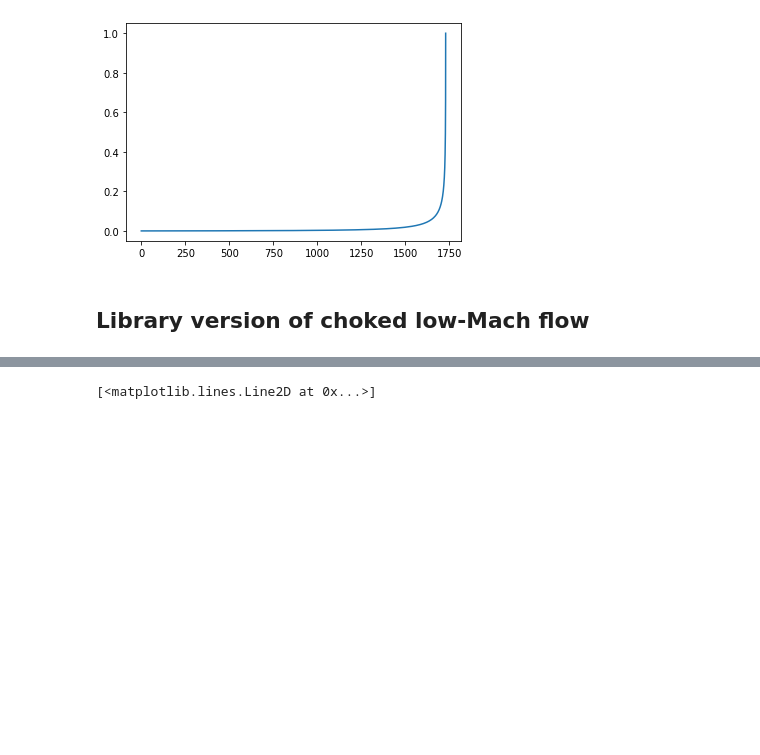
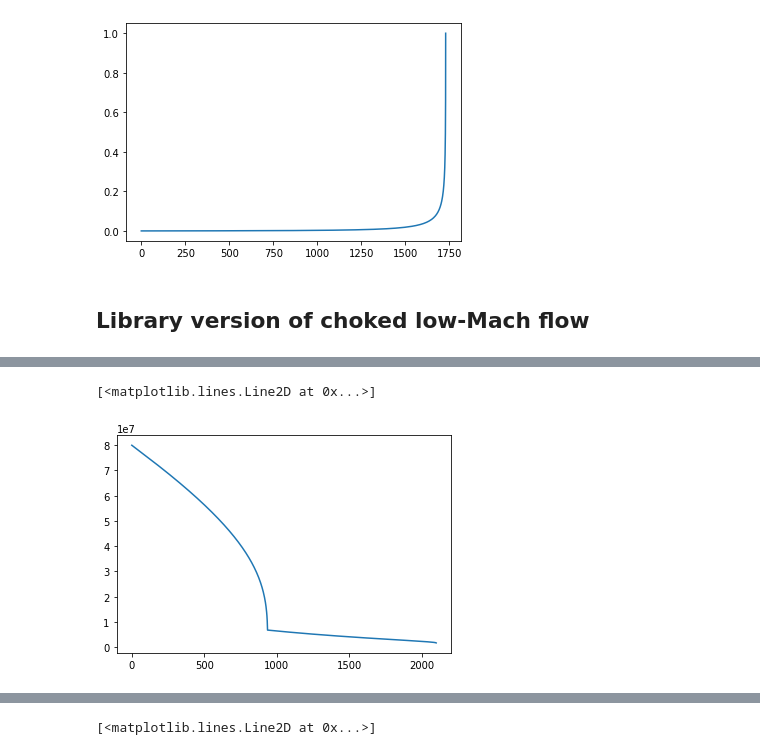
Before and after one commit to fredriclam/conduit-qss, a Jupyter notebook: linearized_crystal_ascent.ipynb, the cells around one changed output, grey strips where cells are left out. Cells and saved outputs as stored; diff of their text form; code cells hidden in the pictures; blank space fills up the shorter version.

```diff
--- a/linearized_crystal_ascent.ipynb
+++ b/linearized_crystal_ascent.ipynb
@@ -2538,0 +2543,5 @@ split_solver.q5_interp(np.array([0,])).shape
+# %%
+split_solver = lowM_split.SplitSolver(params, Nt=5)
+_output = split_solver.full_solve_equilibrum((0,2100), Nx=1001, p0=80e6, yWt0=0.025,
+                 yC0=0.4, CFL=0.8, ivp_method="BDF", ivp_max_step=np.inf)
+split_solver.dt
@@ -2538,0 +2567,7 @@ split_solver.q5_interp(np.array([0,])).shape
+# %%
+((p,u),(yWt,yC)) = _output
+x = split_solver.x
+plt.plot(x, p)
+# %% [output]
+[<matplotlib.lines.Line2D at 0x...>]
+[figure, added]
```
Also changed, not shown: parts of 35 cells of this notebook, 3 other files.
